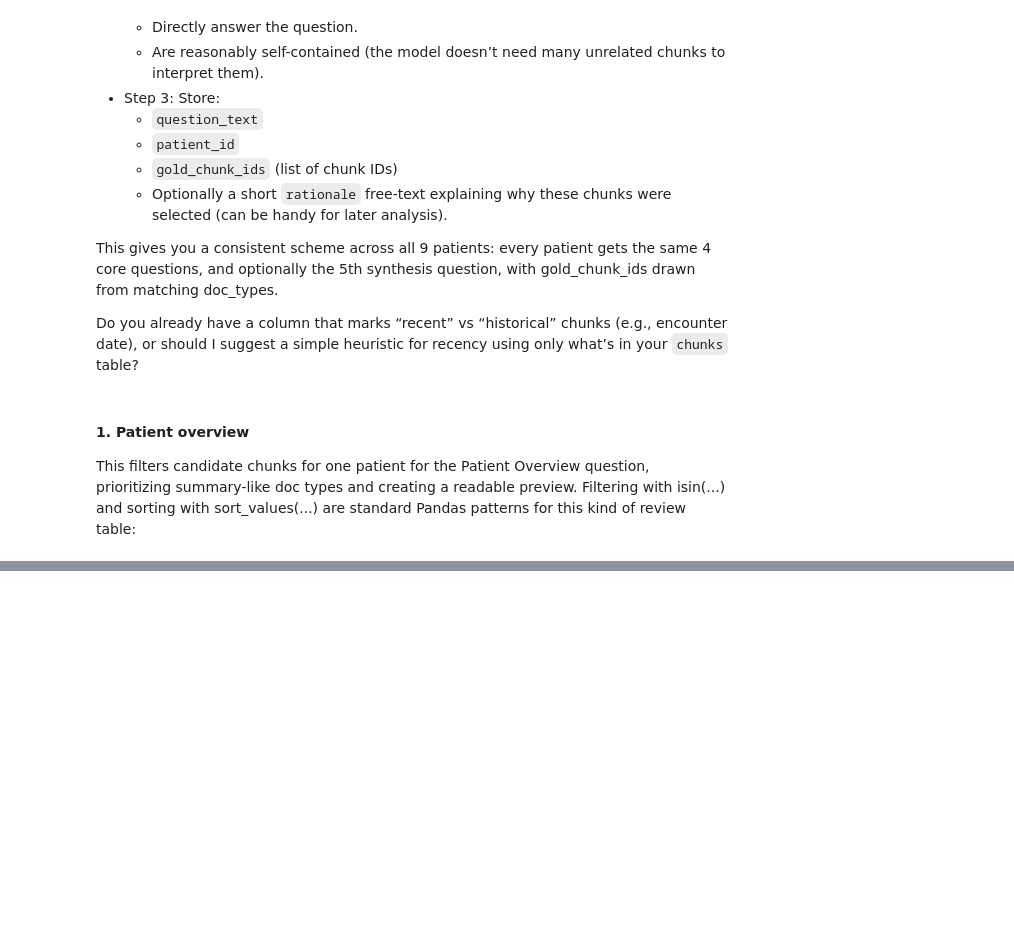
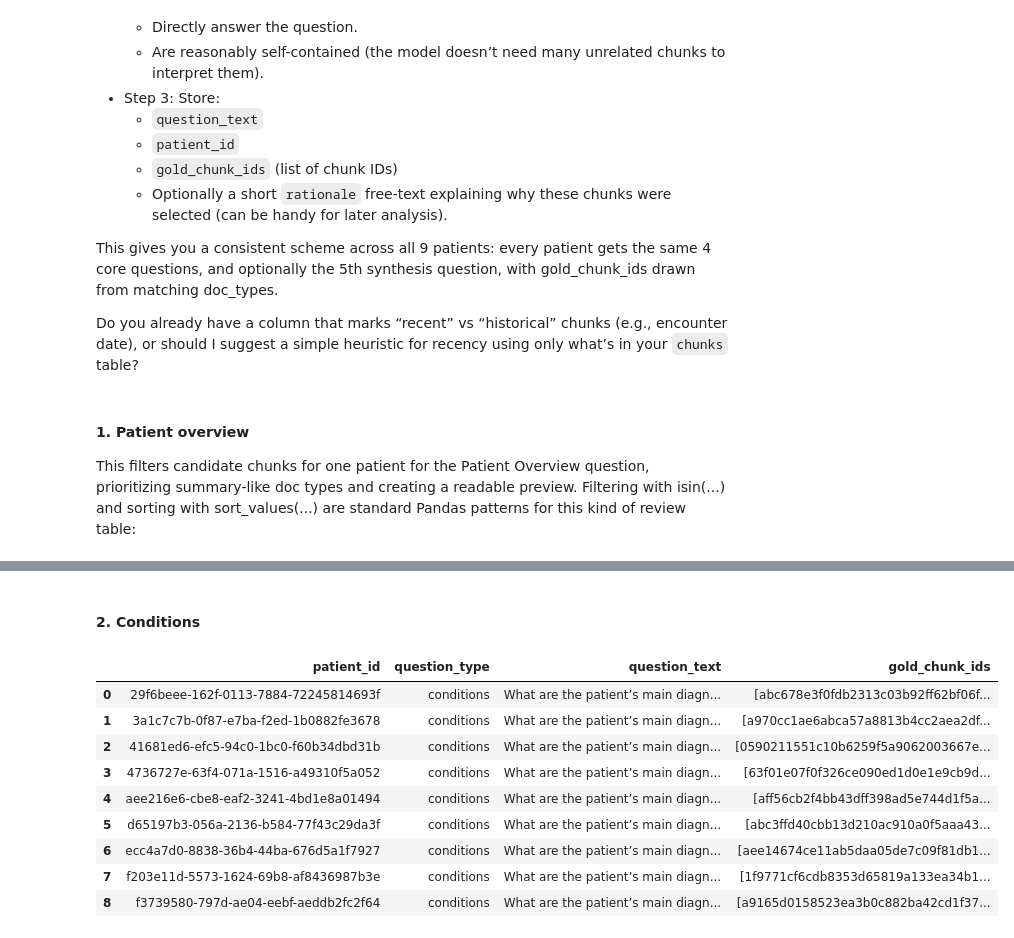
Before and after one commit to btomaszewicz/llm-zoomcamp-capstone-project, a Jupyter notebook: notebooks/rag_eval_llm_as_judge.ipynb, the cells around one changed output, grey strips where cells are left out. Cells and saved outputs as stored; diff of their text form; code cells hidden in the pictures; blank space fills up the shorter version.

```diff
--- a/notebooks/rag_eval_llm_as_judge.ipynb
+++ b/notebooks/rag_eval_llm_as_judge.ipynb
@@ -689,0 +704,43 @@ display(patient_overview_gold)
+# %% [markdown]
+#### 2. Conditions
+# %%
+QUESTION_TYPE = "conditions"
+QUESTION_TEXT = "What are the patient’s main diagnosed conditions?"
+
+condition_headings = ["Recent Condition", "Recent Results"]
+
+mask_po_conditions = (                              # only the patient_overview chunks with conditions
+    (chunks_df["doc_type"] == "patient_overview")
+    & (chunks_df["heading"].isin(condition_headings))
+)
+
+# For now, focus gold on patient_overview only
+relevant_mask = mask_po_conditions
+
+conditions_gold = (
+    chunks_df.loc[relevant_mask, ["patient_id", "chunk_id"]]
+    .groupby("patient_id")["chunk_id"]
+    .apply(list)
+    .reset_index()
+    .rename(columns={"chunk_id": "gold_chunk_ids"})
+)
+
+conditions_gold["question_type"] = QUESTION_TYPE
+conditions_gold["question_text"] = QUESTION_TEXT
+
+conditions_gold = conditions_gold[
+    ["patient_id", "question_type", "question_text", "gold_chunk_ids"]
+]
+
+display(conditions_gold)
+# %% [output]
+|  | patient_id | question_type | question_text | gold_chunk_ids |
+| 0 | 29f6beee-162f-0113-7884-72245814693f | conditions | What are the patient’s main diagn... | [abc678e3f0fdb2313c03b92ff62bf06f... |
+| 1 | 3a1c7c7b-0f87-e7ba-f2ed-1b0882fe3678 | conditions | What are the patient’s main diagn... | [a970cc1ae6abca57a8813b4cc2aea2df... |
+| 2 | 41681ed6-efc5-94c0-1bc0-f60b34dbd31b | conditions | What are the patient’s main diagn... | [0590211551c10b6259f5a9062003667e... |
+| 3 | 4736727e-63f4-071a-1516-a49310f5a052 | conditions | What are the patient’s main diagn... | [63f01e07f0f326ce090ed1d0e1e9cb9d... |
+| 4 | aee216e6-cbe8-eaf2-3241-4bd1e8a01494 | conditions | What are the patient’s main diagn... | [aff56cb2f4bb43dff398ad5e744d1f5a... |
+| 5 | d65197b3-056a-2136-b584-77f43c29da3f | conditions | What are the patient’s main diagn... | [abc3ffd40cbb13d210ac910a0f5aaa43... |
+| 6 | ecc4a7d0-8838-36b4-44ba-676d5a1f7927 | conditions | What are the patient’s main diagn... | [aee14674ce11ab5daa05de7c09f81db1... |
+| 7 | f203e11d-5573-1624-69b8-af8436987b3e | conditions | What are the patient’s main diagn... | [1f9771cf6cdb8353d65819a133ea34b1... |
+| 8 | f3739580-797d-ae04-eebf-aeddb2fc2f64 | conditions | What are the patient’s main diagn... | [a9165d0158523ea3b0c882ba42cd1f37... |
```
Also changed, not shown: parts of 40 cells of this notebook.
